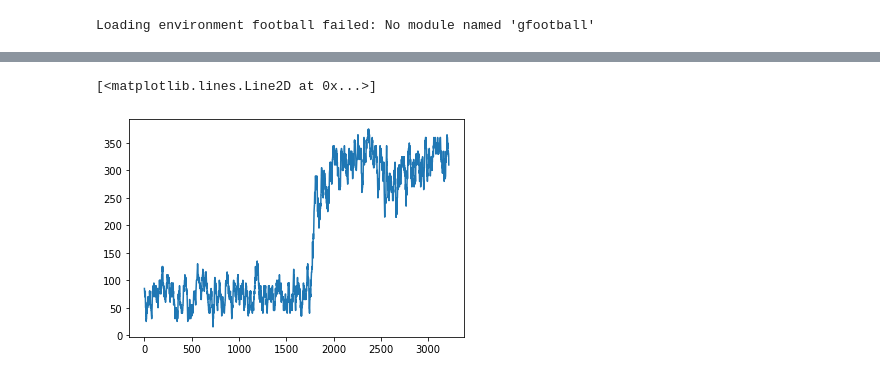
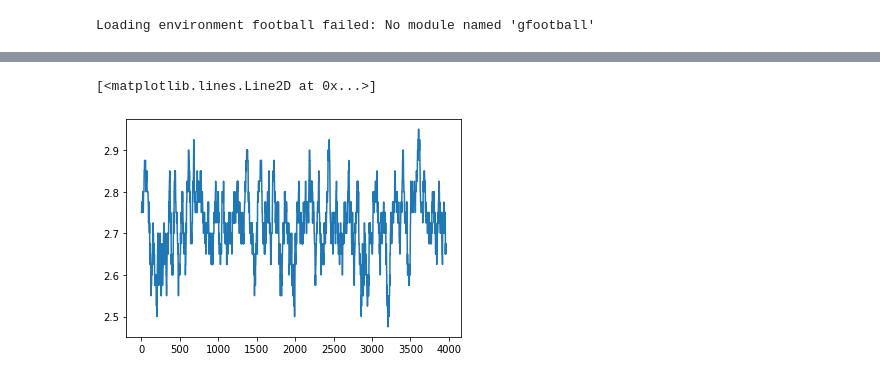
Before and after one commit to LukasZierahn/Hungry_Geese, a Jupyter notebook: DQN-Train.ipynb, the cells around one changed output, grey strips where cells are left out. Saved outputs shown, nothing was run; the diff lists cells and outputs as text; code cells hidden in the pictures.

```diff
--- a/DQN-Train.ipynb
+++ b/DQN-Train.ipynb
@@ -12,15 +16,28 @@ import matplotlib.pyplot as plt
 # %% [output]
 Loading environment football failed: No module named 'gfootball'
 # %%
-memory_manager = MemoryManager(2000, 0.99)
+device = torch.device("cuda" if torch.cuda.is_available() else "cpu")
+print(device)
+
+memory_manager = MemoryManager(-1, 0.99)
 
 model = Model()
 model.set_config(Configuration({"columns": 11, "rows": 7}))
 
+#model.load_state_dict(torch.load("DQN/model"))
+model.eval()
+
+model.to(device)
+
+#optimizer = optim.SGD(model.parameters(), lr=0.001)
+optimizer = optim.Adam(model.parameters(), lr=0.001)
+#optimizer.load_state_dict(torch.load("DQN/opzimizer"))
+
 def epsilon(iteration):
-    return 0.005
+    return 0.05
 
 def greedy(iteration):
     return 0
 
 agent = Agent(model, epsilon)
+agent.model.device = device
@@ -57,0 +80,4 @@ Current Iteration 499/500, 99.80%
+# %%
+
+N = int(len(memory_manager.rewards) / 100)
+plt.plot(np.convolve(memory_manager.rewards, np.ones(N)/N, mode='valid'))
@@ -58,7 +87,6 @@ Current Iteration 499/500, 99.80%
 # %%
 
-N = 20
-plt.plot(np.convolve(memory_manager.rewards, np.ones(N)/N, mode='valid'))
+plt.plot(np.convolve(memory_manager.places, np.ones(N)/N, mode='valid'))
 # %% [output]
 [<matplotlib.lines.Line2D at 0x...>]
-[figure, old version]
+[figure, new version]
```
Also changed, not shown: parts of 8 cells of this notebook, 6 other files.
